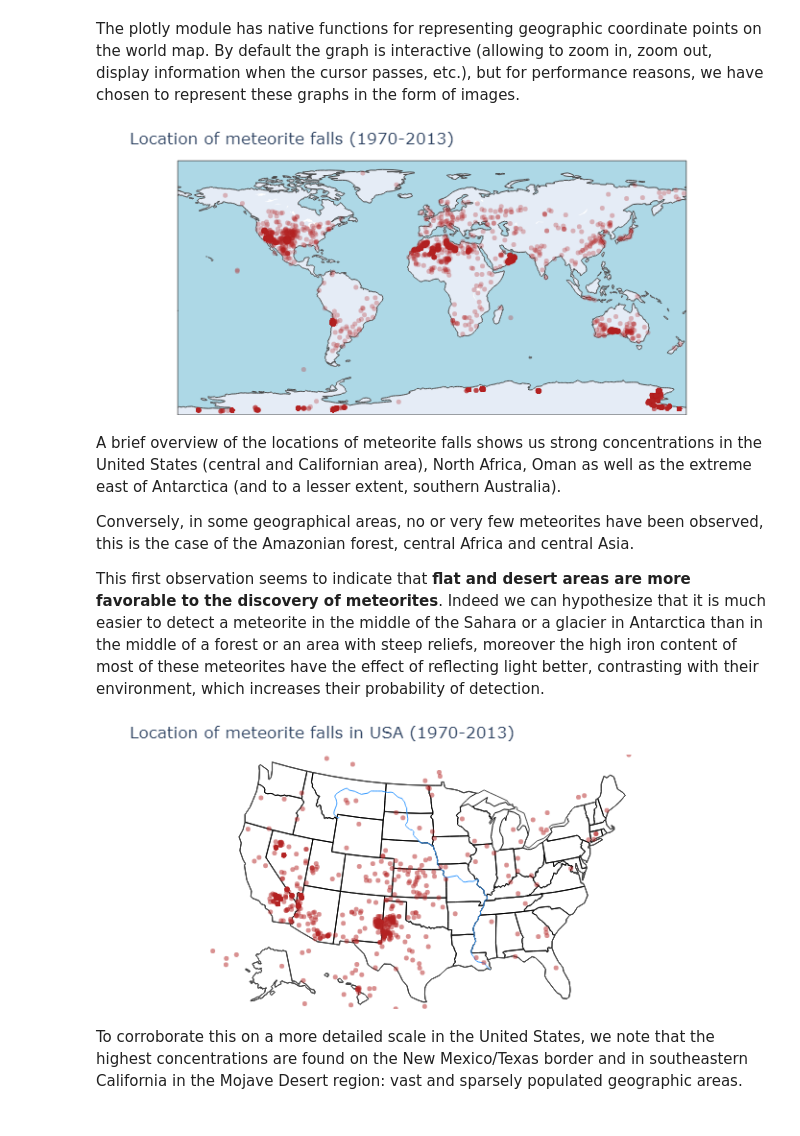
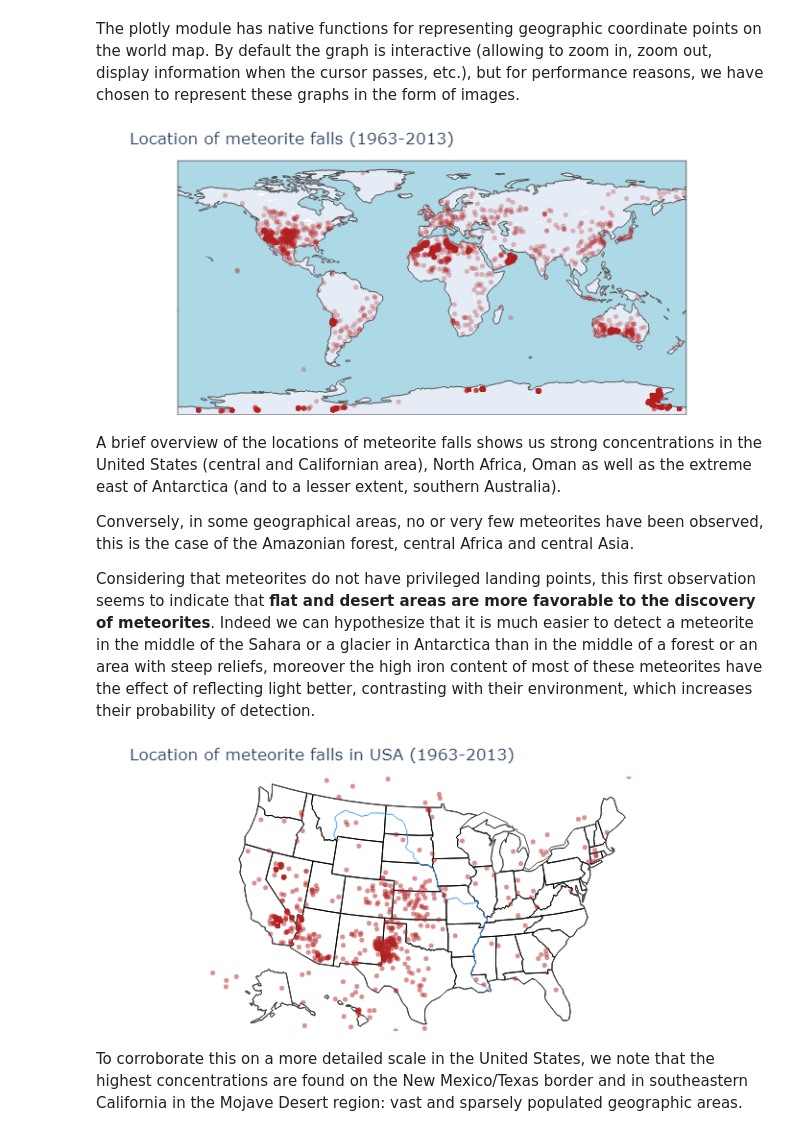
Before and after one commit to Kartmaan/Meteorite_landings, a Jupyter notebook: meteorite_landings.ipynb, the cells around one changed output. Drawn from its saved outputs; the diff is of its cells as text; code cells hidden in the pictures.

```diff
--- a/meteorite_landings.ipynb
+++ b/meteorite_landings.ipynb
@@ -224,6 +224,6 @@ Thus, in order to take advantage of a greater density of information and to work
 # %%
-# We only retain data recorded between 1970 and 2013
-df = df.loc[(df['year'] >= 1970) & (df['year'] <= 2013)]
+# We only retain data recorded between 1963 and 2013
+df = df.loc[(df['year'] >= 1963) & (df['year'] <= 2013)]
 # %%
 years_val = df['year'].value_counts()
 x = years_val.index
@@ -594,7 +573,7 @@ fig = px.scatter_geo(
     lat=y_series,
     projection='equirectangular',
     opacity=0.3,
-    title='Location of meteorite falls (1970-2013)',
+    title='Location of meteorite falls (1963-2013)',
     width=None,
     height=None
 )
@@ -610,44 +589,44 @@ fig.update_geos(
 img = pio.to_image(fig, format='png', validate=True, engine='orca')
 Image(img)
 # %% [output]
-[figure, old version]
+[figure, new version]
 # %% [markdown]
 A brief overview of the locations of meteorite falls shows us strong concentrations in the United States (central and Californian area), North Africa, Oman as well as the extreme east of Antarctica (and to a lesser extent, southern Australia).
 
 Conversely, in some geographical areas, no or very few meteorites have been observed, this is the case of the Amazonian forest, central Africa and central Asia.
 
-This first observation seems to indicate that **flat and desert areas are more favorable to the discovery of meteorites**. Indeed we can hypothesize that it is much easier to detect a meteorite in the middle of the Sahara or a glacier in Antarctica than in the middle of a forest or an area with steep reliefs, moreover the high iron content of most of these meteorites have the effect of reflecting light better, contrasting with their environment, which increases their probability of detection.
+Considering that meteorites do not have privileged landing points, this first observation seems to indicate that **flat and desert areas are more favorable to the discovery of meteorites**. Indeed we can hypothesize that it is much easier to detect a meteorite in the middle of the Sahara or a glacier in Antarctica than in the middle of a forest or an area with steep reliefs, moreover the high iron content of most of these meteorites have the effect of reflecting light better, contrasting with their environment, which increases their probability of detection.
 # %%
 #new_df = df.loc[(df['recclass'] == 'L6') | (df['recclass'] == 'H5')]
 
 fig = px.scatter_geo(
     df,
     lon='reclong',
     lat= 'reclat',
     opacity=0.5,
-    title='Location of meteorite falls in USA (1970-2013)'
+    title='Location of meteorite falls in USA (1963-2013)'
     )
 
 fig.update_layout(height=300, margin={'r':0, 't':35, 'l':0, 'b':0})
 fig.update_traces(marker=dict(size=5, color='firebrick'))
 fig.update_geos(
     showcountries=True,
     showocean=True,
     oceancolor='LightBlue',
     scope='usa',
     showsubunits=True,
     subunitcolor='black',
     resolution=110,
     visible=True,
     showrivers=True,
     showland=True,
     landcolor='white'
     )
 
 img = pio.to_image(fig, format='png', validate=True, engine='orca')
 
 Image(img)
 # %% [output]
-[figure, old version]
+[figure, new version]
 # %% [markdown]
 To corroborate this on a more detailed scale in the United States, we note that the highest concentrations are found on the New Mexico/Texas border and in southeastern California in the Mojave Desert region: vast and sparsely populated geographic areas.
```
Also changed, not shown: parts of 23 cells of this notebook.
